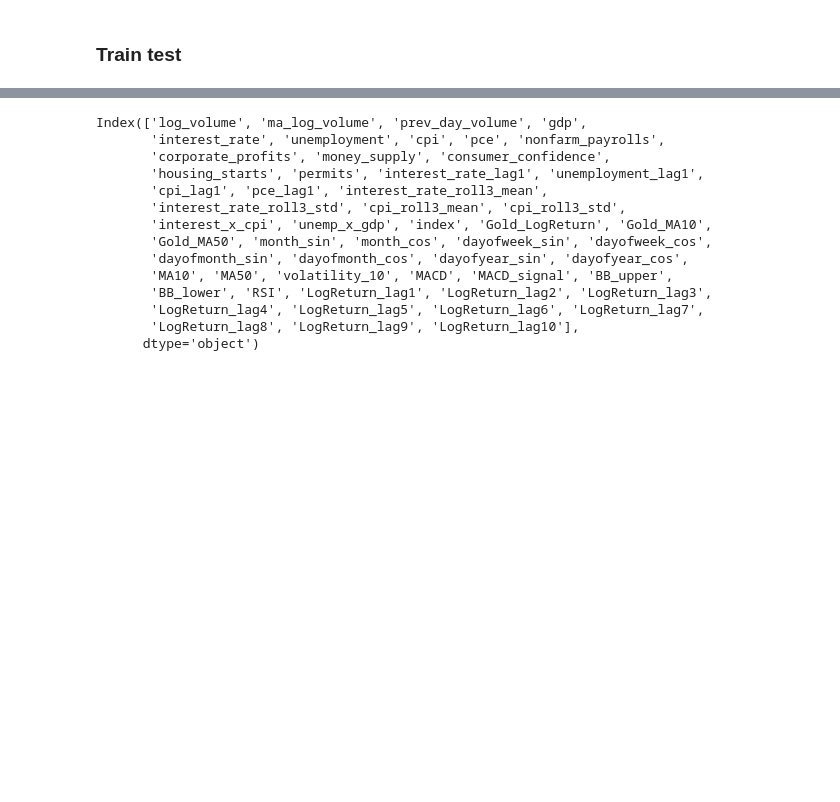
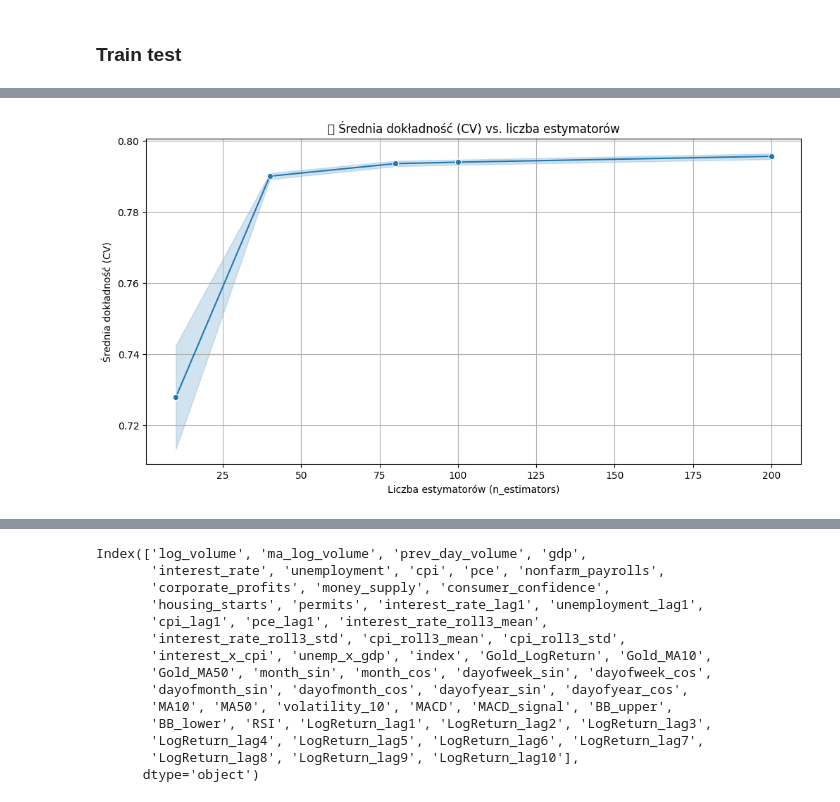
Before and after one commit to Oskar7L/Konferencja, a Jupyter notebook: model1.ipynb, the cells around one changed output, grey strips where cells are left out. Cells and saved outputs as stored; diff of their text form; code cells hidden in the pictures; blank space fills up the shorter version.

```diff
--- a/model1.ipynb
+++ b/model1.ipynb
@@ -93,56 +93,57 @@ Recall   : 100.00%
 # %%
-# from sklearn.model_selection import GridSearchCV
-# from sklearn.metrics import accuracy_score, classification_report, ConfusionMatrixDisplay
-# from xgboost import XGBClassifier
-# import matplotlib.pyplot as plt
-# import seaborn as sns
-# import pandas as pd
-# import numpy as np
+from sklearn.model_selection import GridSearchCV
+from sklearn.metrics import accuracy_score, classification_report, ConfusionMatrixDisplay
+from xgboost import XGBClassifier
+import matplotlib.pyplot as plt
+import seaborn as sns
+import pandas as pd
+import numpy as np
 
-# # Więcej estymatorów i głębokości
-# param_grid = {
-#     'n_estimators': [10,40,80,100, 200],
-#     'max_depth': [3, 5, 7, 9, 12],
-#     'learning_rate': [0.01, 0.05, 0.1],
-#     'subsample': [0.2, 0.6, 0.8, 1.0],
-#     'colsample_bytree': [0.8, 1.0]
-# }
+# Więcej estymatorów i głębokości
+param_grid = {
+    'n_estimators': [10,40,80,100, 200],
+    'max_depth': [3, 5, 7, 9, 12],
+    'learning_rate': [0.01, 0.05, 0.1],
+    'subsample': [0.2, 0.6, 0.8, 1.0],
+    'colsample_bytree': [0.8, 1.0]
+}
 
-# model = XGBClassifier(use_label_encoder=False, eval_metric='logloss', random_state=42)
+model = XGBClassifier(use_label_encoder=False, eval_metric='logloss', random_state=42)
 
-# grid_search = GridSearchCV(
-#     estimator=model,
-#     param_grid=param_grid,
-#     scoring='accuracy',
-#     cv=5,
-#     verbose=1,
-#     n_jobs=-1,
-#     return_train_score=True
-# )
+grid_search = GridSearchCV(
+    estimator=model,
+    param_grid=param_grid,
+    scoring='accuracy',
+    cv=5,
+    verbose=1,
+    n_jobs=-1,
+    return_train_score=True
+)
 
-# grid_search.fit(X_train, y_train)
+grid_search.fit(X_train, y_train)
 
-# print("✅ Najlepsze parametry:")
-# print(grid_search.best_params_)
+print("✅ Najlepsze parametry:")
+print(grid_search.best_params_)
 
-# # Tworzymy DataFrame z wynikami
-# results_df = pd.DataFrame(grid_search.cv_results_)
+# Tworzymy DataFrame z wynikami
+results_df = pd.DataFrame(grid_search.cv_results_)
 
-# # Uśredniona dokładność z walidacji krzyżowej
-# plt.figure(figsize=(12, 6))
-# sns.lineplot(data=results_df, x="param_n_estimators", y="mean_test_score", marker="o")
-# plt.title("📊 Średnia dokładność (CV) vs. liczba estymatorów")
-# plt.xlabel("Liczba estymatorów (n_estimators)")
-# plt.ylabel("Średnia dokładność (CV)")
-# plt.grid(True)
-# plt.show()
+# Uśredniona dokładność z walidacji krzyżowej
+plt.figure(figsize=(12, 6))
+sns.lineplot(data=results_df, x="param_n_estimators", y="mean_test_score", marker="o")
+plt.title("📊 Średnia dokładność (CV) vs. liczba estymatorów")
+plt.xlabel("Liczba estymatorów (n_estimators)")
+plt.ylabel("Średnia dokładność (CV)")
+plt.grid(True)
+plt.show()
 
-# best_model = grid_search.best_estimator_
+best_model = grid_search.best_estimator_
 
-# # Predykcja i ocena
-# y_pred = best_model.predict(X_test)
-# acc = accuracy_score(y_test, y_pred)
+# Predykcja i ocena
+y_pred = best_model.predict(X_test)
+acc = accuracy_score(y_test, y_pred)
 
-# print(f"🎯 Accuracy na zbiorze testowym: {acc * 100:.2f}%")
-# print("\n📋 Raport klasyfikacji:")
-# print(classification_report(y_test, y_pred))
+print(f"🎯 Accuracy na zbiorze testowym: {acc * 100:.2f}%")
+print("\n📋 Raport klasyfikacji:")
+print(classification_report(y_test, y_pred))
+# %% [output]
@@ -148,0 +170 @@ Recall   : 100.00%
+[figure, added]
```
Also changed, not shown: parts of 12 cells of this notebook, 3 other files.
